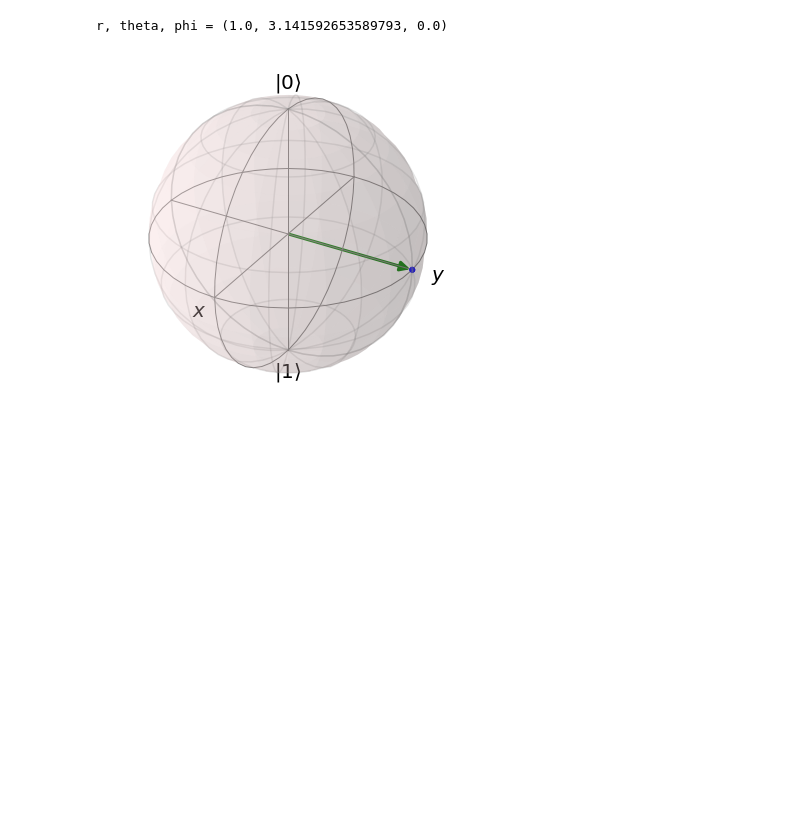
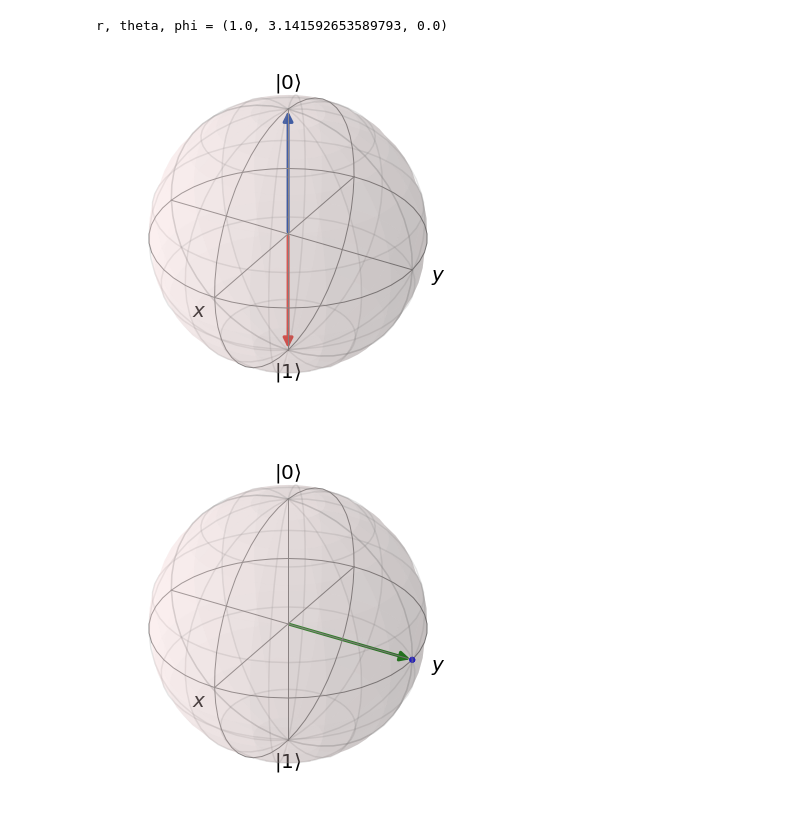
Before and after one commit to ericardomuten/quantum_image_classifier, a Jupyter notebook: Tools/Geometric Class Hermitian Observable Calculation.ipynb, the cells around one changed output. Drawn from its saved outputs; the diff is of its cells as text; code cells hidden in the pictures; blank space fills up the shorter version.

```diff
--- a/Tools/Geometric Class Hermitian Observable Calculation.ipynb
+++ b/Tools/Geometric Class Hermitian Observable Calculation.ipynb
@@ -36,6 +49,17 @@ def rotation(theta, phi):
     qc.rz(phi, 0)
 
     return qc
+# %%
+b = Bloch()
+
+b.vector_color = color_palette
+
+b.add_states(Qobj(np.array([1,0])), kind='vector')
+b.add_states(Qobj(np.array([0,1])), kind='vector')
+
+b.show()
+# %% [output]
+[figure, added]
 # %%
 qc = rotation(np.pi/2, np.pi/2)
 new_sv = sv_0.evolve(qc)
```
Also changed, not shown: parts of 8 cells of this notebook, 1 other file.
